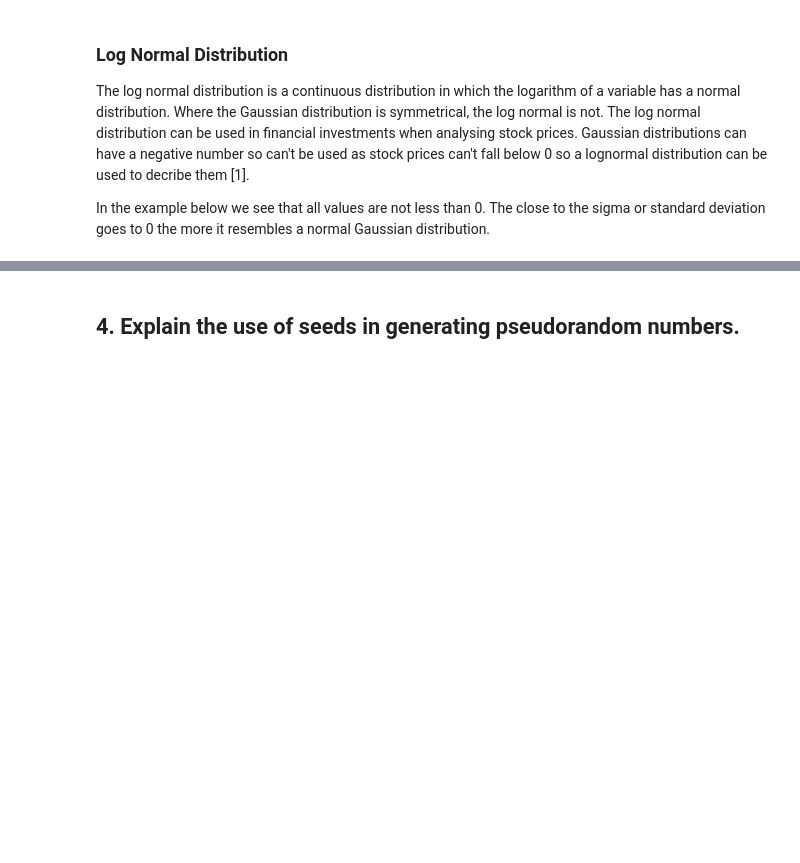
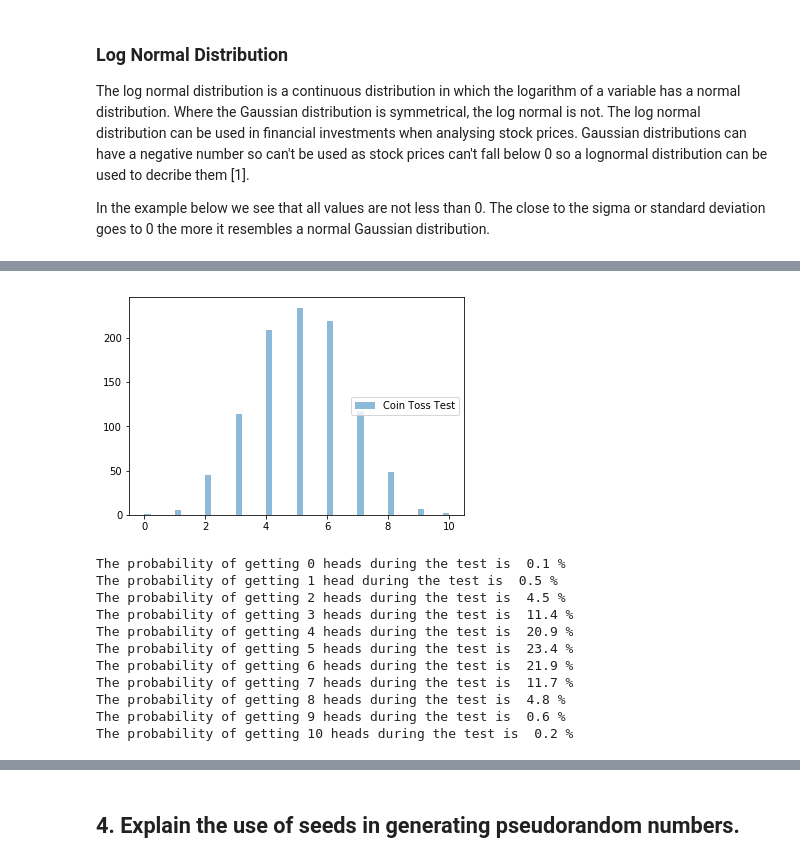
Before and after one commit to MKelly1303/GMIT_52465_Prog_Assignment1, a Jupyter notebook: 52465-Assignment_1_Mark_Kelly.ipynb, the cells around one changed output, grey strips where cells are left out. Drawn from its saved outputs; the diff is of its cells as text; code cells hidden in the pictures; blank space fills up the shorter version.

```diff
--- a/52465-Assignment_1_Mark_Kelly.ipynb
+++ b/52465-Assignment_1_Mark_Kelly.ipynb
@@ -208,0 +208,29 @@ plt.hist(gm, 30)
+# %%
+bn = np.random.binomial(10, .5, 1000)
+plt.hist(bn, 50, alpha=0.5, label='Coin Toss Test')
+plt.legend(loc='right')
+plt.show()
+print('The probability of getting 0 heads during the test is ', 100*(sum((bn) == 0)/1000), '%')
+print('The probability of getting 1 head during the test is ', 100*(sum((bn) == 1)/1000), '%')
+print('The probability of getting 2 heads during the test is ', 100*(sum((bn) == 2)/1000), '%')
+print('The probability of getting 3 heads during the test is ', 100*(sum((bn) == 3)/1000), '%')
+print('The probability of getting 4 heads during the test is ', 100*(sum((bn) == 4)/1000), '%')
+print('The probability of getting 5 heads during the test is ', 100*(sum((bn) == 5)/1000), '%')
+print('The probability of getting 6 heads during the test is ', 100*(sum((bn) == 6)/1000), '%')
+print('The probability of getting 7 heads during the test is ', 100*(sum((bn) == 7)/1000), '%')
+print('The probability of getting 8 heads during the test is ', 100*(sum((bn) == 8)/1000), '%')
+print('The probability of getting 9 heads during the test is ', 100*(sum((bn) == 9)/1000), '%')
+print('The probability of getting 10 heads during the test is ', 100*(sum((bn) == 10)/1000), '%')
+# %% [output]
+[figure, added]
+The probability of getting 0 heads during the test is  0.1 %
+The probability of getting 1 head during the test is  0.5 %
+The probability of getting 2 heads during the test is  4.5 %
+The probability of getting 3 heads during the test is  11.4 %
+The probability of getting 4 heads during the test is  20.9 %
+The probability of getting 5 heads during the test is  23.4 %
+The probability of getting 6 heads during the test is  21.9 %
+The probability of getting 7 heads during the test is  11.7 %
+The probability of getting 8 heads during the test is  4.8 %
+The probability of getting 9 heads during the test is  0.6 %
+The probability of getting 10 heads during the test is  0.2 %
```
Also changed, not shown: parts of 28 cells of this notebook.
